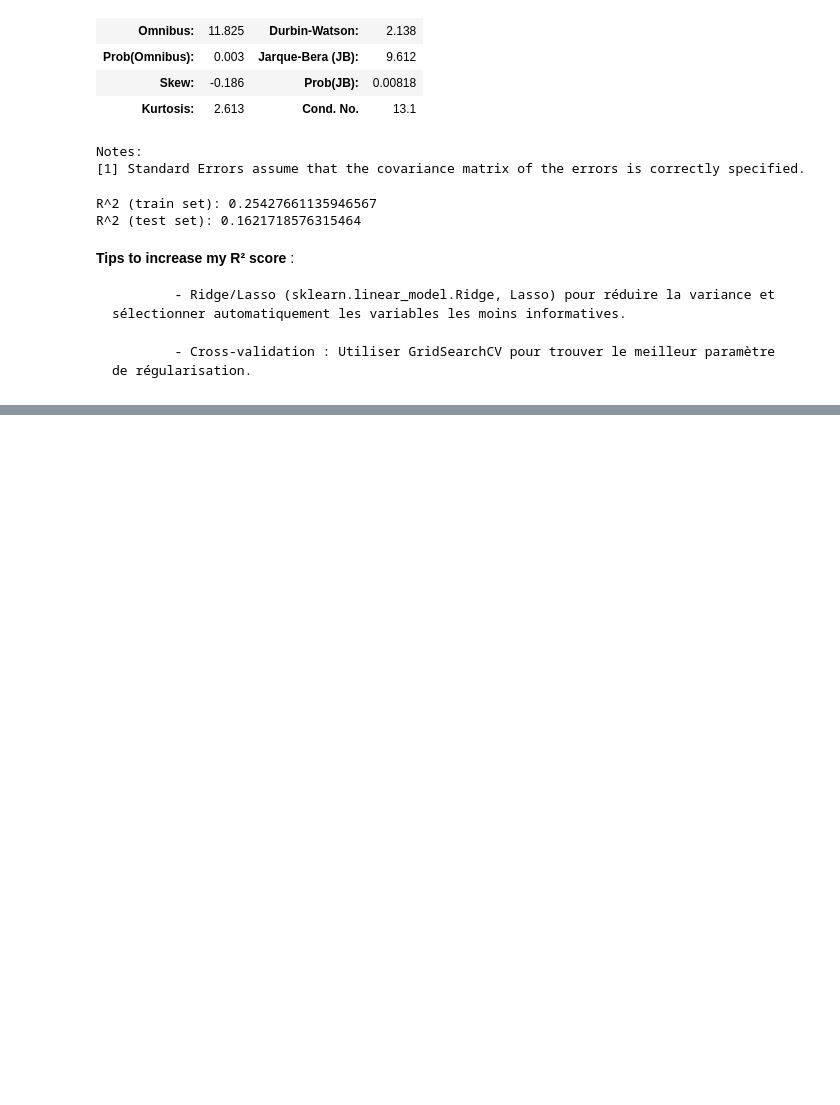
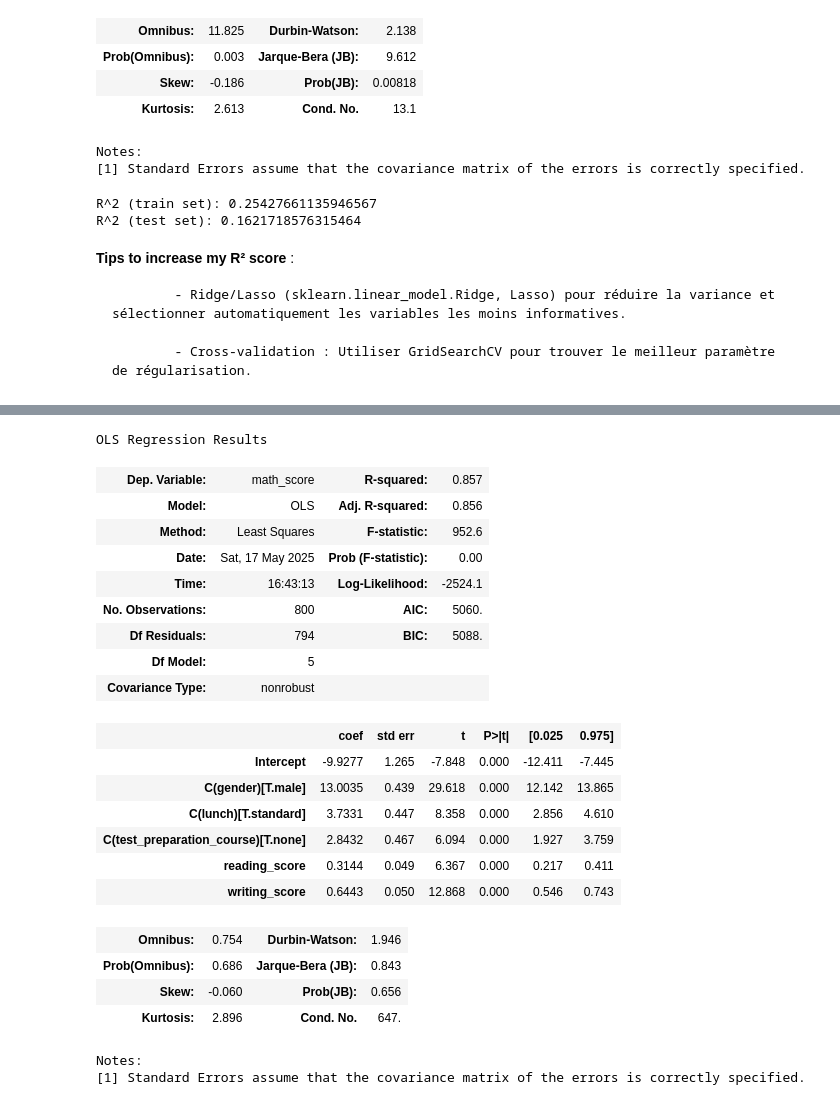
Before and after one commit to adam04-D/Simple-Linear-Regression-from-Scratch, a Jupyter notebook: reg-multipe/reg-mult.ipynb, the cells around one changed output, grey strips where cells are left out. Cells and saved outputs as stored; diff of their text form; code cells hidden in the pictures; blank space fills up the shorter version.

```diff
--- a/reg-multipe/reg-mult.ipynb
+++ b/reg-multipe/reg-mult.ipynb
@@ -667,0 +749,28 @@ R^2 (test set): 0.1621718576315464
+# %%
+model_with_scores = sm.OLS.from_formula('math_score ~ C(gender)   + C(lunch) + C(test_preparation_course) + reading_score + writing_score', data=train)
+resultss4 = model_with_scores.fit()
+resultss4.summary()
+# %% [output]
+OLS Regression Results
+| Dep. Variable: | math_score | R-squared: | 0.857 |
+| Model: | OLS | Adj. R-squared: | 0.856 |
+| Method: | Least Squares | F-statistic: | 952.6 |
+| Date: | Sat, 17 May 2025 | Prob (F-statistic): | 0.00 |
+| Time: | 16:43:13 | Log-Likelihood: | -2524.1 |
+| No. Observations: | 800 | AIC: | 5060. |
+| Df Residuals: | 794 | BIC: | 5088. |
+| Df Model: | 5 |  |  |
+| Covariance Type: | nonrobust |  |  |
+|  | coef | std err | t | P>|t| | [0.025 | 0.975] |
+| Intercept | -9.9277 | 1.265 | -7.848 | 0.000 | -12.411 | -7.445 |
+| C(gender)[T.male] | 13.0035 | 0.439 | 29.618 | 0.000 | 12.142 | 13.865 |
+| C(lunch)[T.standard] | 3.7331 | 0.447 | 8.358 | 0.000 | 2.856 | 4.610 |
+| C(test_preparation_course)[T.none] | 2.8432 | 0.467 | 6.094 | 0.000 | 1.927 | 3.759 |
+| reading_score | 0.3144 | 0.049 | 6.367 | 0.000 | 0.217 | 0.411 |
+| writing_score | 0.6443 | 0.050 | 12.868 | 0.000 | 0.546 | 0.743 |
+| Omnibus: | 0.754 | Durbin-Watson: | 1.946 |
+| Prob(Omnibus): | 0.686 | Jarque-Bera (JB): | 0.843 |
+| Skew: | -0.060 | Prob(JB): | 0.656 |
+| Kurtosis: | 2.896 | Cond. No. | 647. |
+Notes:
+[1] Standard Errors assume that the covariance matrix of the errors is correctly specified.
```
Also changed, not shown: parts of 13 cells of this notebook, 7 other files.
